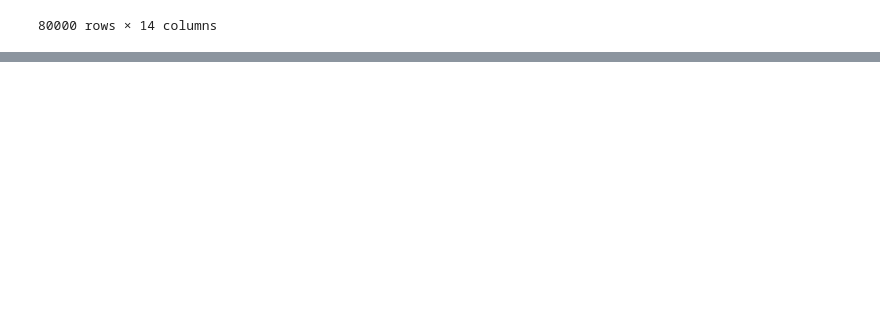
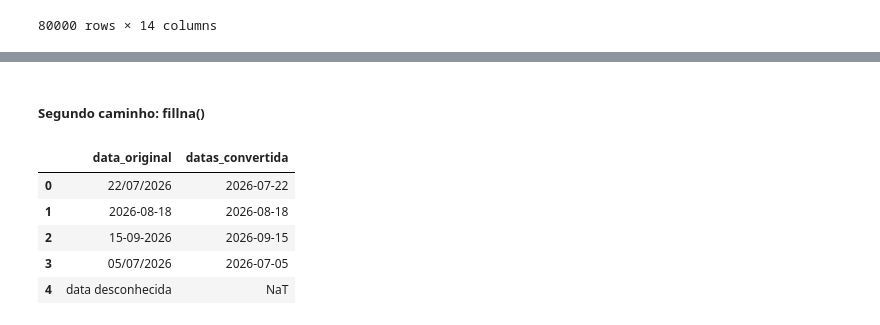
Before and after one commit to thiagosouzalink/jornada-dados-trilha-pandas, a Jupyter notebook: notebooks/apple_eda.ipynb, the cells around one changed output, grey strips where cells are left out. Saved outputs shown, nothing was run; the diff lists cells and outputs as text; code cells hidden in the pictures; blank space fills up the shorter version.

```diff
--- a/notebooks/apple_eda.ipynb
+++ b/notebooks/apple_eda.ipynb
@@ -481,0 +529,2 @@ df_apple_tratado
+# %% [markdown]
+##### Segundo caminho: fillna()
@@ -481,0 +539,29 @@ df_apple_tratado
+# %%
+datas = pd.Series([
+    "22/07/2026",
+    "2026-08-18",
+    "15-09-2026",
+    "05/07/2026",
+    "data desconhecida"
+])
+# %%
+datas_convertidas = pd.to_datetime(
+    datas,
+    format="mixed",
+    dayfirst=True,
+    errors="coerce"
+)
+# %%
+comparacoes = pd.DataFrame({
+    "data_original": datas,
+    "datas_convertida": datas_convertidas
+})
+
+comparacoes
+# %% [output]
+|  | data_original | datas_convertida |
+| 0 | 22/07/2026 | 2026-07-22 |
+| 1 | 2026-08-18 | 2026-08-18 |
+| 2 | 15-09-2026 | 2026-09-15 |
+| 3 | 05/07/2026 | 2026-07-05 |
+| 4 | data desconhecida | NaT |
```
Also changed, not shown: parts of 16 cells of this notebook.
